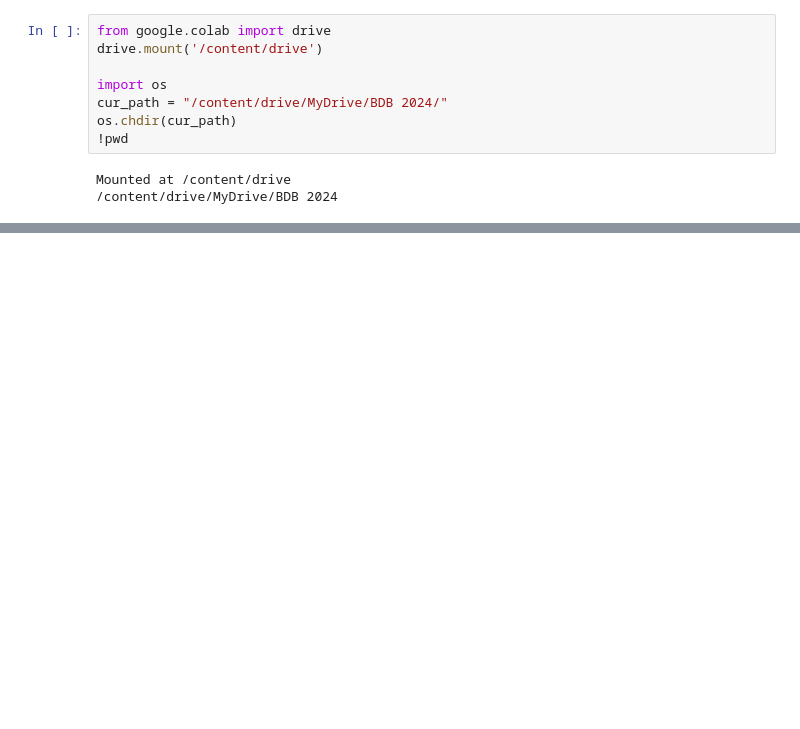
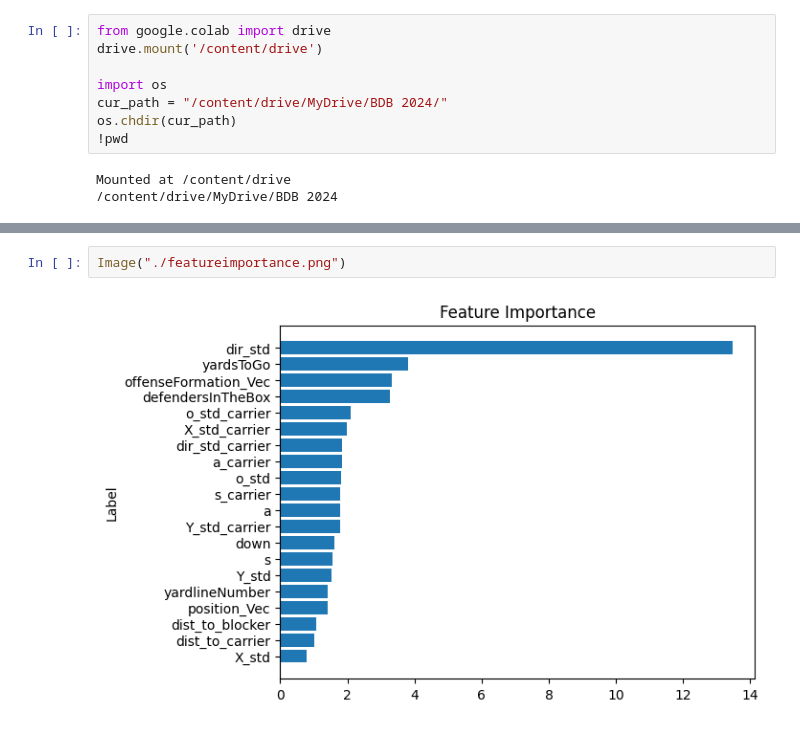
Before and after one commit to mattflaherty97/BDB2024, a Jupyter notebook: writeup.ipynb, the cells around one changed output, grey strips where cells are left out. Drawn from its saved outputs; the diff is of its cells as text; blank space fills up the shorter version.

```diff
--- a/writeup.ipynb
+++ b/writeup.ipynb
@@ -127,0 +68,4 @@ for pos in ['right', 'top', 'bottom', 'left']:
+# %%
+Image("./featureimportance.png")
+# %% [output]
+[figure, added]
```
Also changed, not shown: parts of 22 cells of this notebook, 6 other files.
